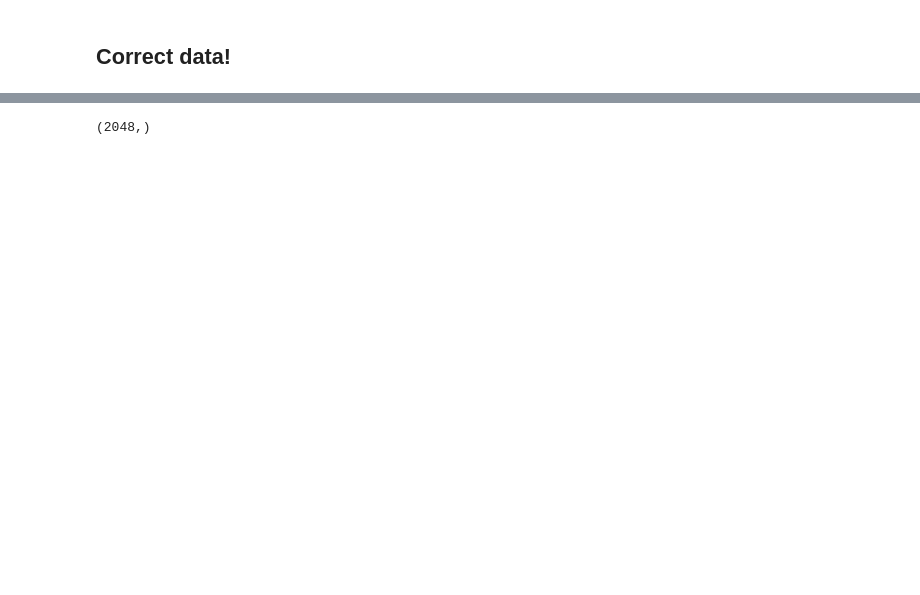
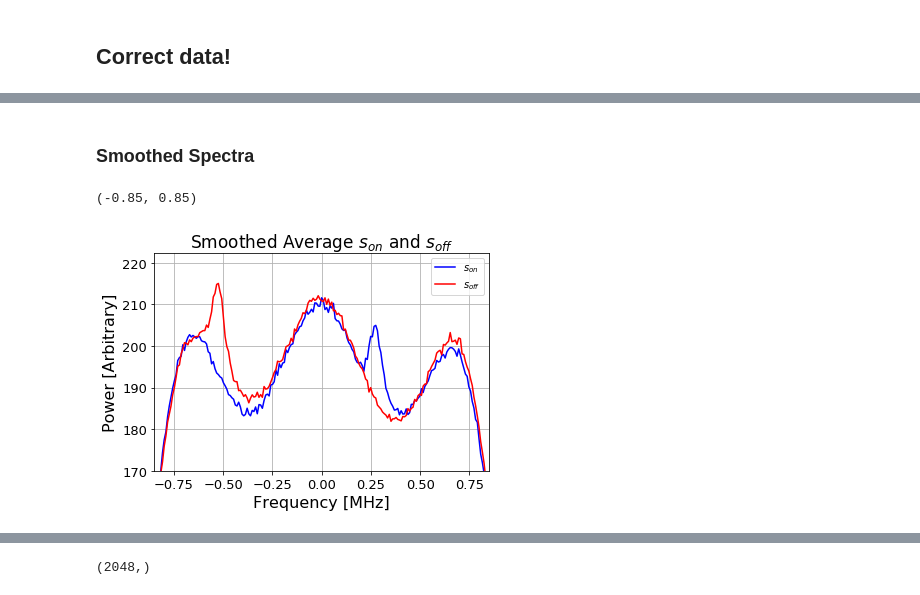
Before and after one commit to James11222/radiolab_repo, a Jupyter notebook: lab2/Emily/lab2.ipynb, the cells around one changed output, grey strips where cells are left out. Cells and saved outputs as stored; diff of their text form; code cells hidden in the pictures; blank space fills up the shorter version.

```diff
--- a/lab2/Emily/lab2.ipynb
+++ b/lab2/Emily/lab2.ipynb
@@ -68,0 +106,17 @@ plt.plot(freq, )
+# %% [markdown]
+### Smoothed Spectra
+# %%
+s_on = calc_avg_power_fft(on_line_blocks.reshape((-1,256)))
+s_off = calc_avg_power_fft(off_line_blocks.reshape((-1,256)))
+freq = calc_freq(samples=256, frequency=2.2)
+plt.plot(freq, s_on, label='$s_{on}$', color='b')
+plt.plot(freq, s_off, label='$s_{off}$', color='r')
+plt.legend()
+plt.title('Smoothed Average $s_{on}$ and $s_{off}$')
+plt.xlabel('Frequency [MHz]')
+plt.ylabel('Power [Arbitrary]')
+plt.ylim(170,)
+plt.xlim(-0.85, 0.85)
+# %% [output]
+(-0.85, 0.85)
+[figure, added]
```
Also changed, not shown: parts of 20 cells of this notebook.
